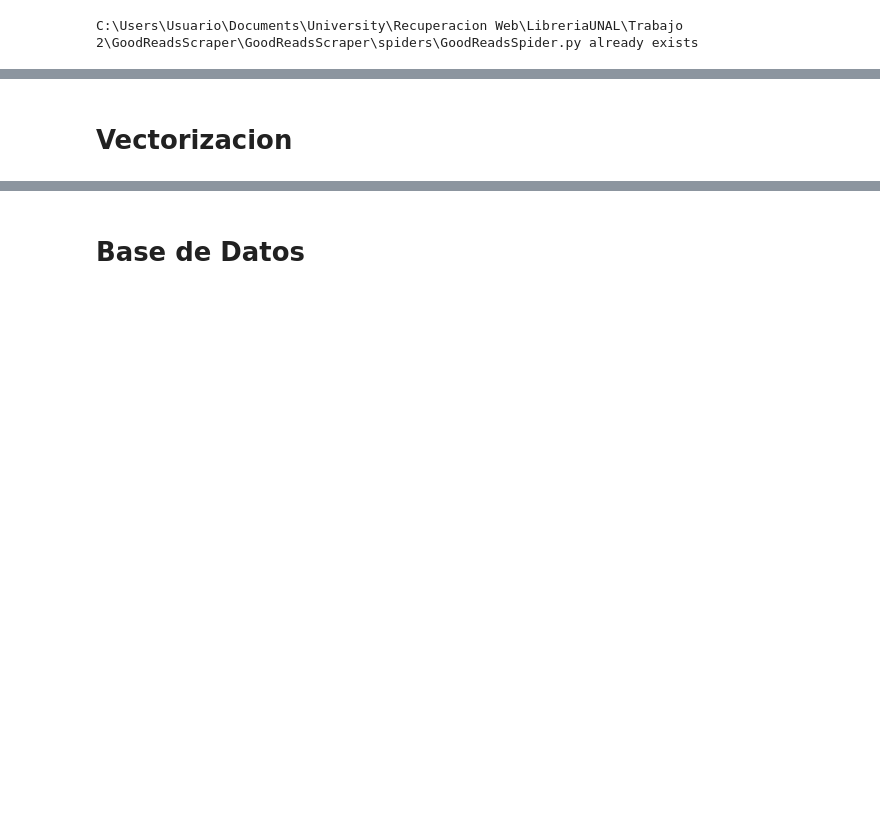
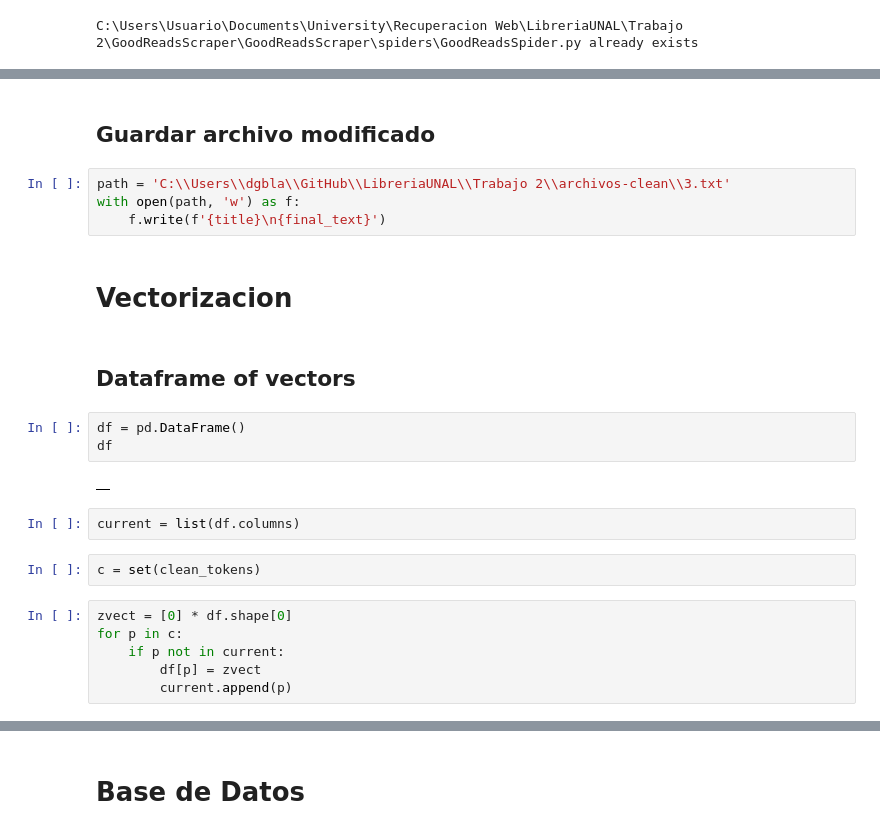
Before and after one commit to Jcortes99/LibreriaUNAL, a Jupyter notebook: Trabajo 2/Trabajo 2.ipynb, the cells around one changed output, grey strips where cells are left out. Saved outputs shown, nothing was run; the diff lists cells and outputs as text; blank space fills up the shorter version.

Commit message:
pre procesamiento y vectorizacion brutos

```diff
--- a/Trabajo 2/Trabajo 2.ipynb
+++ b/Trabajo 2/Trabajo 2.ipynb
@@ -59,2 +154,25 @@ C:\Users\Usuario\Documents\University\Recuperacion Web\LibreriaUNAL\Trabajo 2\Go
+# %% [markdown]
+## Guardar archivo modificado
+# %%
+path = 'C:\\Users\\dgbla\\GitHub\\LibreriaUNAL\\Trabajo 2\\archivos-clean\\3.txt'
+with open(path, 'w') as f:
+    f.write(f'{title}\n{final_text}')
 # %% [markdown]
 # Vectorizacion
+# %% [markdown]
+## Dataframe of vectors
+# %%
+df = pd.DataFrame()
+df
+# %% [output]
+|  |
+# %%
+current = list(df.columns)
+# %%
+c = set(clean_tokens)
+# %%
+zvect = [0] * df.shape[0]
+for p in c:
+    if p not in current:
+        df[p] = zvect
+        current.append(p)
```
Also changed, not shown: parts of 23 cells of this notebook, 13 other files.
